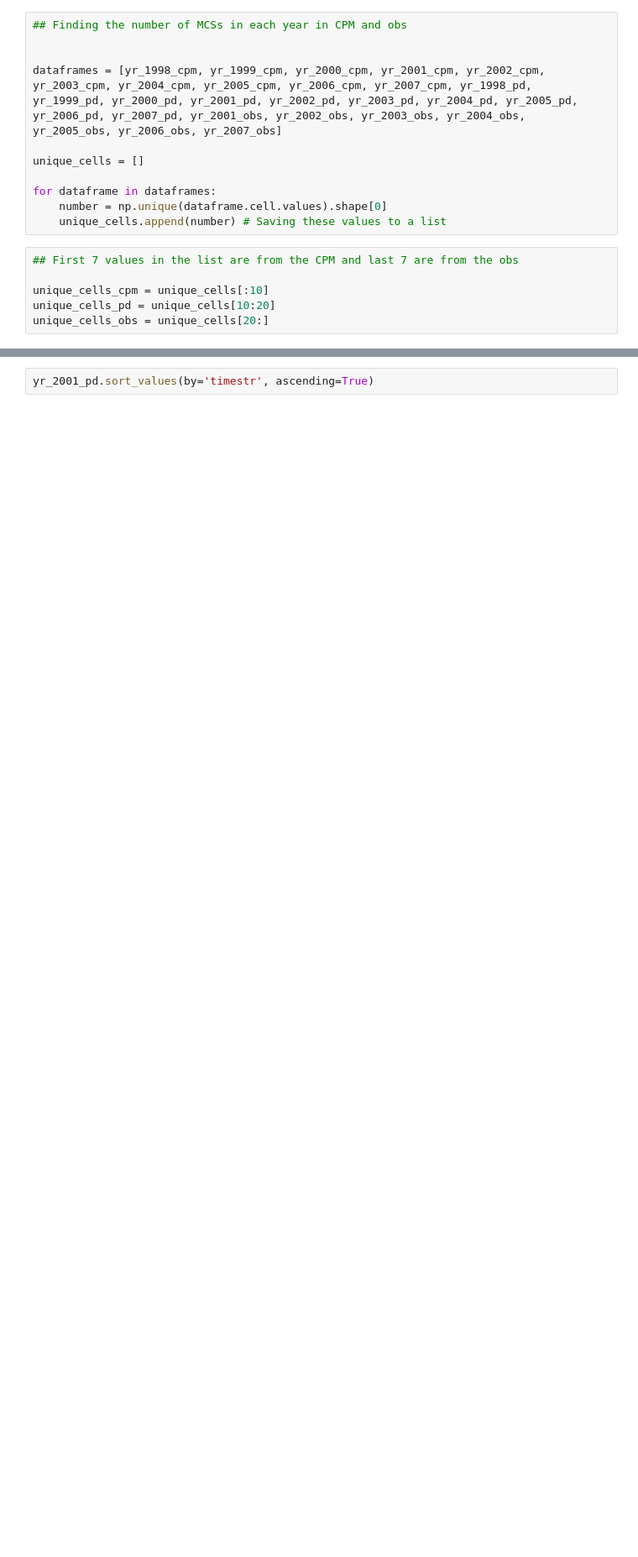
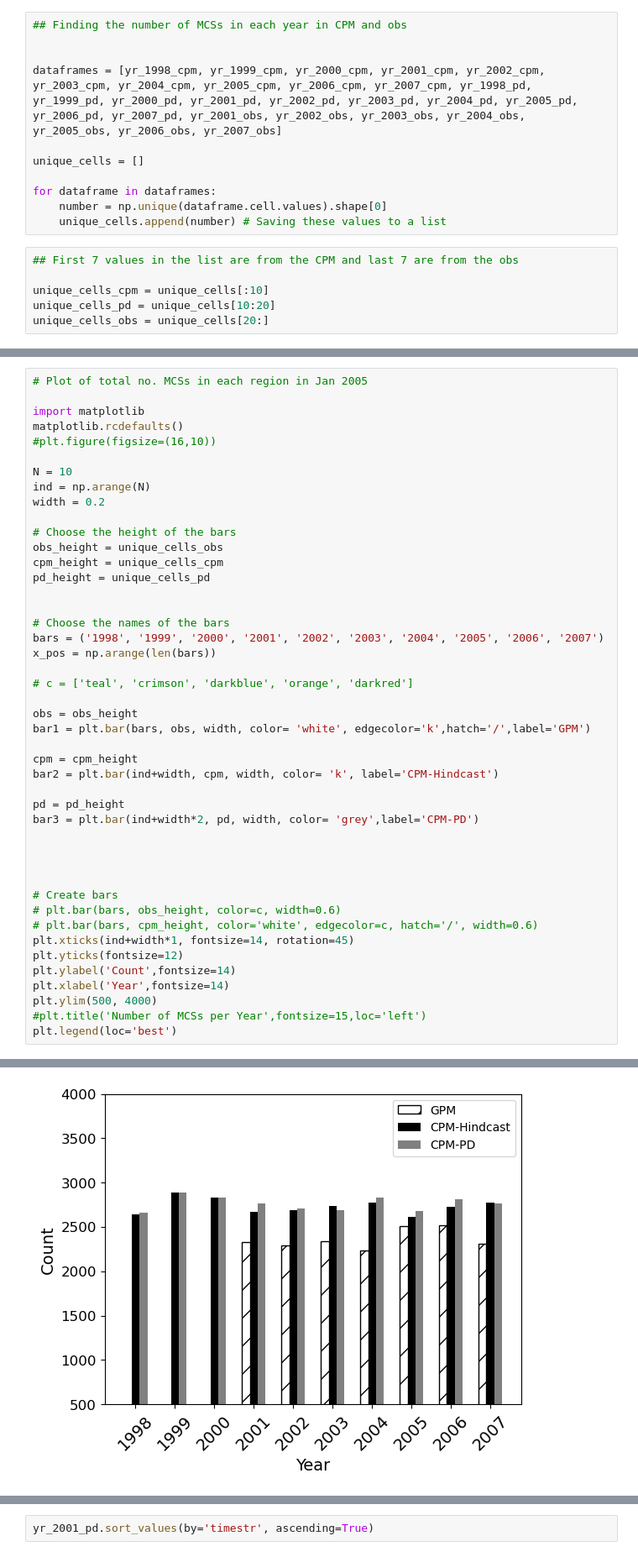
Before and after one commit to harrietgilmour/analysis, a Jupyter notebook: interannual_variability.ipynb, the cells around one changed output, grey strips where cells are left out. Shown: that part at 84% size. Cells and saved outputs as stored; diff of their text form; blank space fills up the shorter version.

Commit message:
updating file paths and addding regional count analysis

```diff
--- a/interannual_variability.ipynb
+++ b/interannual_variability.ipynb
@@ -162,0 +213,46 @@ plt.legend(loc='best')
+# %%
+# Plot of total no. MCSs in each region in Jan 2005
+
+import matplotlib
+matplotlib.rcdefaults()
+#plt.figure(figsize=(16,10))
+
+N = 10
+ind = np.arange(N)
+width = 0.2
+
+# Choose the height of the bars
+obs_height = unique_cells_obs
+cpm_height = unique_cells_cpm
+pd_height = unique_cells_pd
+
+
+# Choose the names of the bars
+bars = ('1998', '1999', '2000', '2001', '2002', '2003', '2004', '2005', '2006', '2007')
+x_pos = np.arange(len(bars))
+
+# c = ['teal', 'crimson', 'darkblue', 'orange', 'darkred']
+
+obs = obs_height
+bar1 = plt.bar(bars, obs, width, color= 'white', edgecolor='k',hatch='/',label='GPM')
+
+cpm = cpm_height
+bar2 = plt.bar(ind+width, cpm, width, color= 'k', label='CPM-Hindcast')
+
+pd = pd_height
+bar3 = plt.bar(ind+width*2, pd, width, color= 'grey',label='CPM-PD')
+
+
+
+
+# Create bars
+# plt.bar(bars, obs_height, color=c, width=0.6)
+# plt.bar(bars, cpm_height, color='white', edgecolor=c, hatch='/', width=0.6)
+plt.xticks(ind+width*1, fontsize=14, rotation=45)
+plt.yticks(fontsize=12)
+plt.ylabel('Count',fontsize=14)
+plt.xlabel('Year',fontsize=14)
+plt.ylim(500, 4000)
+#plt.title('Number of MCSs per Year',fontsize=15,loc='left')
+plt.legend(loc='best')
+# %% [output]
@@ -162,0 +260 @@ plt.legend(loc='best')
+[figure, added]
```
Also changed, not shown: parts of 26 cells of this notebook.
